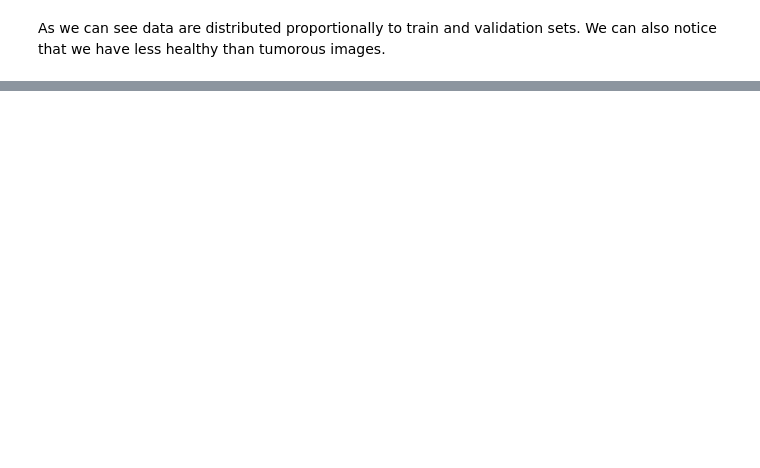
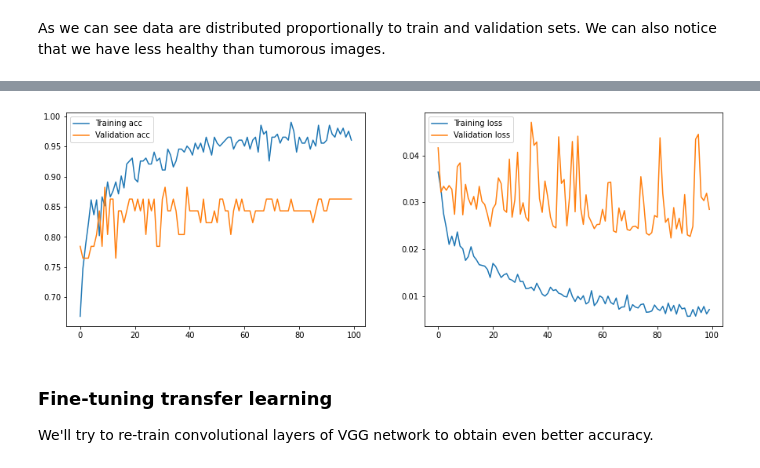
Before and after one commit to KOLA16/Brain-Tumor-Classification, a Jupyter notebook: brain_tumor_classification.ipynb, the cells around one changed output, grey strips where cells are left out. Cells and saved outputs as stored; diff of their text form; code cells hidden in the pictures; blank space fills up the shorter version.

```diff
--- a/brain_tumor_classification.ipynb
+++ b/brain_tumor_classification.ipynb
@@ -215,0 +398,4 @@ As we can see data are distributed proportionally to train and validation sets.
+# %%
+vgg = torchvision.models.vgg16(pretrained=True)
+vgg.to(device)
+summary(vgg, input_size=(1,3,224,224))
@@ -215,0 +420,14 @@ As we can see data are distributed proportionally to train and validation sets.
+# %%
+# Replace the final classifier with the one
+# that will produce the required number of classes
+new_classifier = nn.Sequential(
+    nn.Dropout(),
+    nn.Linear(25088, 1),
+)
+vgg.classifier = new_classifier.to(device)
+
+# Freeze weights of convolutional feature extractor
+for x in vgg.features.parameters():
+    x.requires_grad = False
+
+summary(vgg, (1, 3, 224, 224))
@@ -215,0 +452,6 @@ As we can see data are distributed proportionally to train and validation sets.
+# %%
+loss_fn = nn.BCEWithLogitsLoss()
+l_rate = 0.0001
+optimizer = torch.optim.RMSprop(vgg.parameters(), lr=l_rate)
+# %%
+hist = fit_model(vgg, train_loader, val_loader, optimizer, loss_fn, epochs=100)
@@ -215,0 +469,8 @@ As we can see data are distributed proportionally to train and validation sets.
+# %%
+plot_loss_acc(hist)
+# %% [output]
+[figure, added]
+# %% [markdown]
+### Fine-tuning transfer learning
+
+We'll try to re-train convolutional layers of VGG network to obtain even better accuracy.
```
Also changed, not shown: parts of 25 cells of this notebook.
